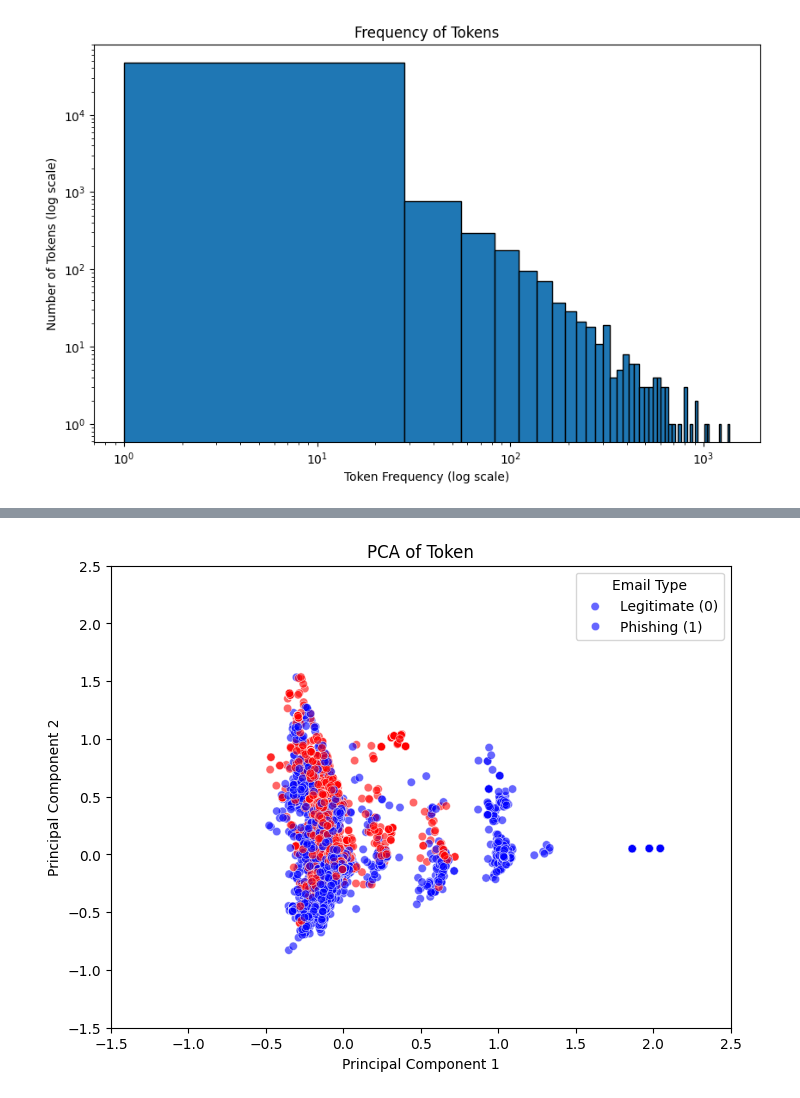
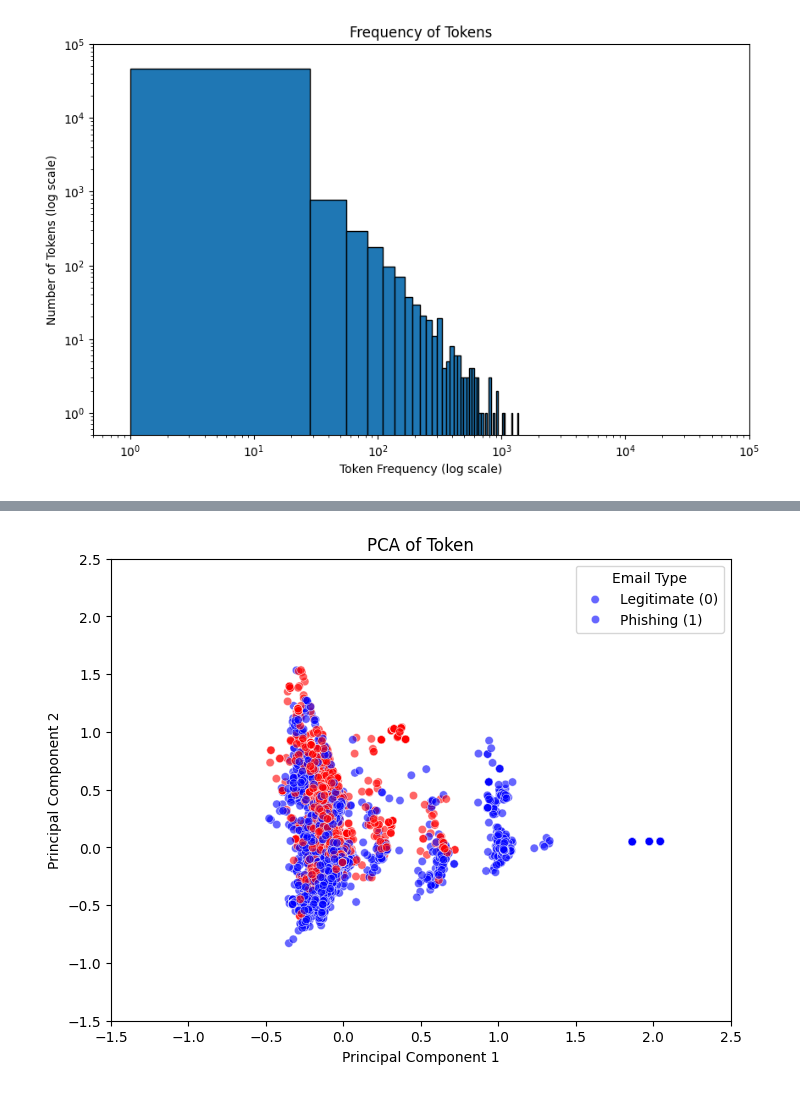
Before and after one commit to yxs4yt/pca_assignment, a Jupyter notebook: A8.ipynb, the cells around one changed output, grey strips where cells are left out. Saved outputs shown, nothing was run; the diff lists cells and outputs as text; code cells hidden in the pictures.

```diff
--- a/A8.ipynb
+++ b/A8.ipynb
@@ -1,33 +1,36 @@
 # %%
 # Q1
 
 import numpy as np
 import pandas as pd
 import matplotlib.pyplot as plt
 import seaborn as sns
 
 import pickle
 with open('data/all_tokens.pickle', 'rb') as file:
     all_tokens = pickle.load(file)
 
 from collections import Counter
 token_count = Counter(all_tokens)
 token_freq = token_count.most_common()
 frequencies = [freq for word, freq in token_freq]
 
 # Histogram
 plt.figure(figsize=(10,6))
 plt.hist(frequencies, bins=50, edgecolor='black')
 plt.xscale('log')
 plt.yscale('log')
 plt.title('Frequency of Tokens')
 plt.xlabel('Token Frequency (log scale)')
 plt.ylabel('Number of Tokens (log scale)')
+plt.xlim(0.5, 10**5)
+plt.ylim(0.5, 10**5)
 plt.show()
 
+# Scaled so both axis have a max of 10^5.
 # A small number of words occur very frequently which we see on the right side. It is a heavy right skew with a long tail. After the common occurance words, there is a big drop in the frequencies.
 # %% [output]
-[figure, old version]
+[figure, new version]
 # %%
 # Q2
 import pandas as pd
```
